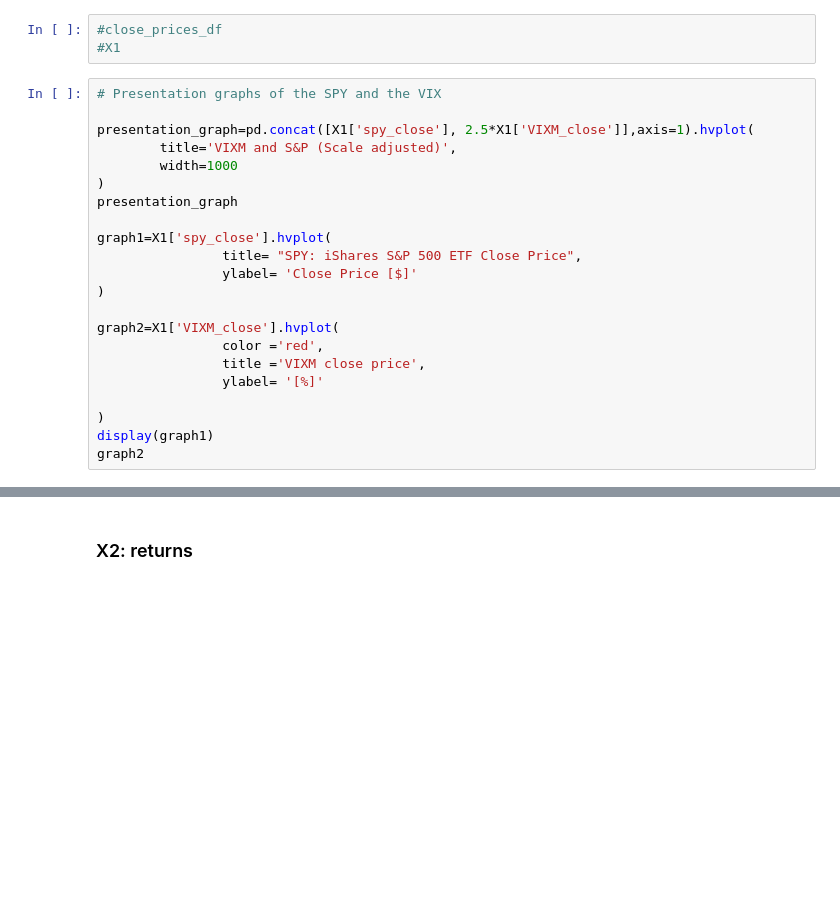
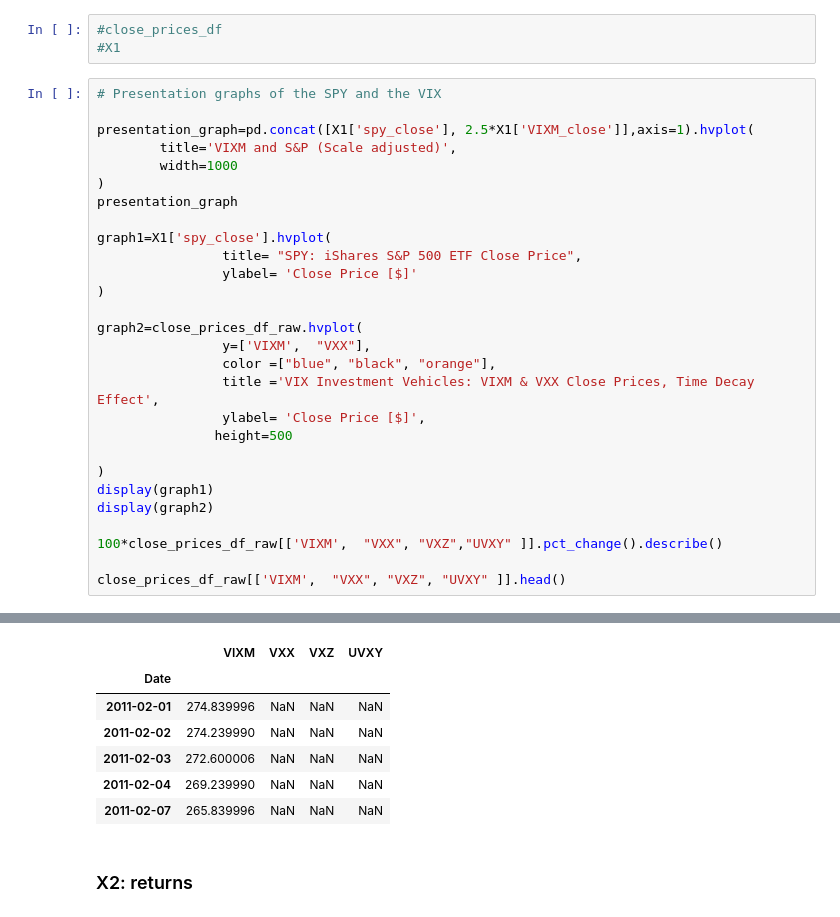
Before and after one commit to paocarvajal1912/vixx-token-dapp, a Jupyter notebook: vixm_adaboost_model.ipynb, the cells around one changed output, grey strips where cells are left out. Cells and saved outputs as stored; diff of their text form; blank space fills up the shorter version.

```diff
--- a/vixm_adaboost_model.ipynb
+++ b/vixm_adaboost_model.ipynb
@@ -215,28 +225,41 @@ Completed inclusion of close prices
 # %%
 # Presentation graphs of the SPY and the VIX
 
 presentation_graph=pd.concat([X1['spy_close'], 2.5*X1['VIXM_close']],axis=1).hvplot(
         title='VIXM and S&P (Scale adjusted)',
         width=1000
 )
 presentation_graph
 
 graph1=X1['spy_close'].hvplot(
                 title= "SPY: iShares S&P 500 ETF Close Price",
                 ylabel= 'Close Price [$]'
 )
 
-graph2=X1['VIXM_close'].hvplot(
-                color ='red',
-                title ='VIXM close price',
-                ylabel= '[%]'
+graph2=close_prices_df_raw.hvplot(
+                y=['VIXM',  "VXX"],
+                color =["blue", "black", "orange"],
+                title ='VIX Investment Vehicles: VIXM & VXX Close Prices, Time Decay Effect',
+                ylabel= 'Close Price [$]',
+               height=500
 
 )
 display(graph1)
-graph2
+display(graph2)
+
+100*close_prices_df_raw[['VIXM',  "VXX", "VXZ","UVXY" ]].pct_change().describe()
+
+close_prices_df_raw[['VIXM',  "VXX", "VXZ", "UVXY" ]].head()
 # %% [output]
 [interactive output not drawn]
 [interactive output not drawn]
+|  | VIXM | VXX | VXZ | UVXY |
+| Date |  |  |  |  |
+| 2011-02-01 | 274.839996 | NaN | NaN | NaN |
+| 2011-02-02 | 274.239990 | NaN | NaN | NaN |
+| 2011-02-03 | 272.600006 | NaN | NaN | NaN |
+| 2011-02-04 | 269.239990 | NaN | NaN | NaN |
+| 2011-02-07 | 265.839996 | NaN | NaN | NaN |
 # %% [markdown]
 ### X2: returns
 # %%
```
Also changed, not shown: parts of 44 cells of this notebook, 29 other files.
